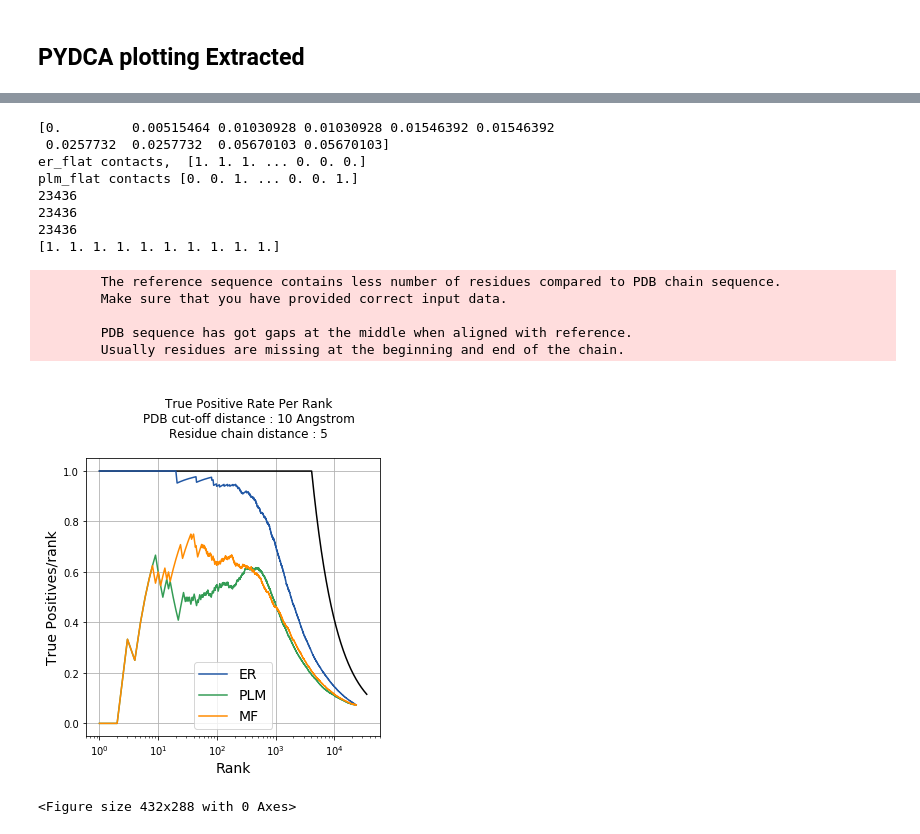
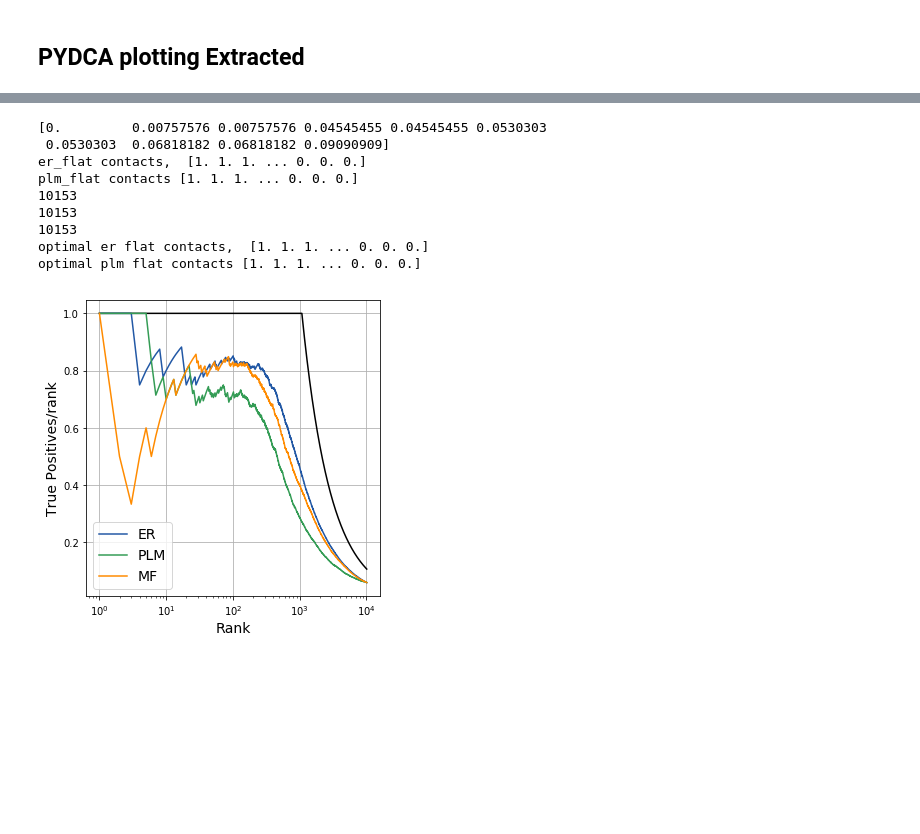
Before and after one commit to evancresswell/DCA_ER, a Jupyter notebook: individual_method_comparison_plots.ipynb, the cells around one changed output, grey strips where cells are left out. Saved outputs shown, nothing was run; the diff lists cells and outputs as text; code cells hidden in the pictures; blank space fills up the shorter version.

Commit message:
update to roc-curve using ld thresh more efficiently

```diff
--- a/individual_method_comparison_plots.ipynb
+++ b/individual_method_comparison_plots.ipynb
@@ -173,18 +211,21 @@ print(pairs_matrix)
 print(pairs_matrix.shape)
 
 # Set contact distance
-ct_dist = 10
+ct_dist = 8.
 ct1 = ct.copy()
 ct_pos = ct < ct_dist
 
 
 ct1[ct_pos] = 1
 ct1[~ct_pos] = 0
+
+
+
 mask = np.triu(np.ones(ER_di.shape[0], dtype=bool), k=1)
 # argsort sorts from low to high. [::-1] reverses
 order = ER_di[mask].argsort()[::-1]
 
-ld_thresh = 5.
+ld_thresh = 0.
 linear_distance = np.zeros((len(s_index),len(s_index)))
 for i, ii in enumerate(s_index):
     for j, jj in enumerate(s_index):
@@ -194,26 +235,26 @@ for i, ii in enumerate(s_index):
 ld = linear_distance >= ld_thresh
 ld_flat = ld[mask][order]
 
-ER_di_flat = ER_di[mask][order]
-ct_flat = ct1[mask][order]
-dist_flat = ct[mask][order]
-pairs_flat = pairs_matrix[mask][order]
+ER_di_flat = ER_di[mask][order][ld_flat]
+ct_flat = ct1[mask][order][ld_flat]
+dist_flat = ct[mask][order][ld_flat]
+pairs_flat = pairs_matrix[mask][order][ld_flat]
 
 plm_mask = np.triu(np.ones(PLM_di.shape[0], dtype=bool), k=1)
 # argsort sorts from low to high. [::-1] reverses
 plm_order = PLM_di[mask].argsort()[::-1]
 
-PLM_di_flat = PLM_di[plm_mask][plm_order]
-PLM_ct_flat = ct1[plm_mask][plm_order]
-PLM_dist_flat = ct[plm_mask][plm_order]
-PLM_pairs_flat = pairs_matrix[plm_mask][plm_order]
+PLM_di_flat = PLM_di[plm_mask][plm_order][ld_flat]
+PLM_ct_flat = ct1[plm_mask][plm_order][ld_flat]
+PLM_dist_flat = ct[plm_mask][plm_order][ld_flat]
+PLM_pairs_flat = pairs_matrix[plm_mask][plm_order][ld_flat]
 
 mf_mask = np.triu(np.ones(PMF_di.shape[0], dtype=bool), k=1)
 # argsort sorts from low to high. [::-1] reverses
 mf_order = PMF_di[mask].argsort()[::-1]
 
-MF_di_flat = PMF_di[mf_mask][mf_order]
-MF_ct_flat = ct1[mf_mask][mf_order]
-MF_dist_flat = ct[mf_mask][mf_order]
-MF_pairs_flat = pairs_matrix[mf_mask][mf_order]
+MF_di_flat = PMF_di[mf_mask][mf_order][ld_flat]
+MF_ct_flat = ct1[mf_mask][mf_order][ld_flat]
+MF_dist_flat = ct[mf_mask][mf_order][ld_flat]
+MF_pairs_flat = pairs_matrix[mf_mask][mf_order][ld_flat]
 # %% [output]
@@ -472,6 +470,8 @@ ref_outfile = Path(processed_data_dir, '%s_ref.fa' % pfam_id)
 print(er_tp[:10])
 
 ct_flats = [ct_flat, PLM_ct_flat, MF_ct_flat]
+ct_flats_optimal = [ct_flat_ER_optimal, ct_flat_PLM_optimal, ct_flat_MF_optimal]
+
 dis = [ER_di, PLM_di, PMF_di]
 
 methods = ['ER', 'PLM', 'MF']
@@ -485,37 +485,40 @@ for ct_f in ct_flats:
 #     if tp[-1] !=0:
 #         tp /= tp[-1]
     tps.append(tp)
-print(ct_flat[:10])
+
+
+print('optimal er flat contacts, ', ct_flat_ER_optimal)
+print('optimal plm flat contacts', ct_flat_PLM_optimal)
+tprs_optimal = [tpr_ER_optimal, tpr_PLM_optimal, tpr_MF_optimal]
+
+optimal_ct_distances = [ct_ER_optimal, ct_PLM_optimal, ct_MF_optimal]
+
 plmdca_visualizer = contact_visualizer.DCAVisualizer('protein', pdb_chain, pdb_id,
     refseq_file = str(ref_outfile),
     sorted_dca_scores = PLM_di_data,
-    linear_dist = 5,
-    contact_dist = 10
+    linear_dist = ld_thresh,
+    contact_dist = ct_ER_optimal
 )
 # %% [output]
-[0.         0.00515464 0.01030928 0.01030928 0.01546392 0.01546392
- 0.0257732  0.0257732  0.05670103 0.05670103]
+[0.         0.00757576 0.00757576 0.04545455 0.04545455 0.0530303
+ 0.0530303  0.06818182 0.06818182 0.09090909]
 er_flat contacts,  [1. 1. 1. ... 0. 0. 0.]
-plm_flat contacts [0. 0. 1. ... 0. 0. 1.]
-23436
-23436
-23436
-[1. 1. 1. 1. 1. 1. 1. 1. 1. 1.]
+plm_flat contacts [1. 1. 1. ... 0. 0. 0.]
+10153
+10153
+10153
+optimal er flat contacts,  [1. 1. 1. ... 0. 0. 0.]
+optimal plm flat contacts [1. 1. 1. ... 0. 0. 0.]
 # %%
-plt.figure(figsize=(5,5.75))
+from single_protein_plot_pydca import plot_true_positive_rates_ecc
+plt.figure(figsize=(5,5))
 ax = plt.subplot2grid((1,1),(0,0))
-ax = plot_true_positive_rates_ecc([plmdca_visualizer], tps, methods, 10, 5, ax)
+ax = plot_true_positive_rates_ecc(ct.copy(), tps, methods, 10, ld_thresh, ax)
 # ax = plot_true_positive_rates_ecc([plmdca_visualizer], dis, ct, methods, 5, 5, ax)
 
 plt.tight_layout()
 # %% [output]
-        The reference sequence contains less number of residues compared to PDB chain sequence.
-        Make sure that you have provided correct input data.
-
-        PDB sequence has got gaps at the middle when aligned with reference.
-        Usually residues are missing at the beginning and end of the chain.
-[figure, old version]
+[figure, new version]
-<Figure size 432x288 with 0 Axes>
 # %%
 # This function should do the same thing as above but it calculates the flat contact
 # binary array using the contact distance and contact matrix.. ie no chance to have the wrong contact calculated
```
Also changed, not shown: parts of 15 cells of this notebook, 9 other files.
